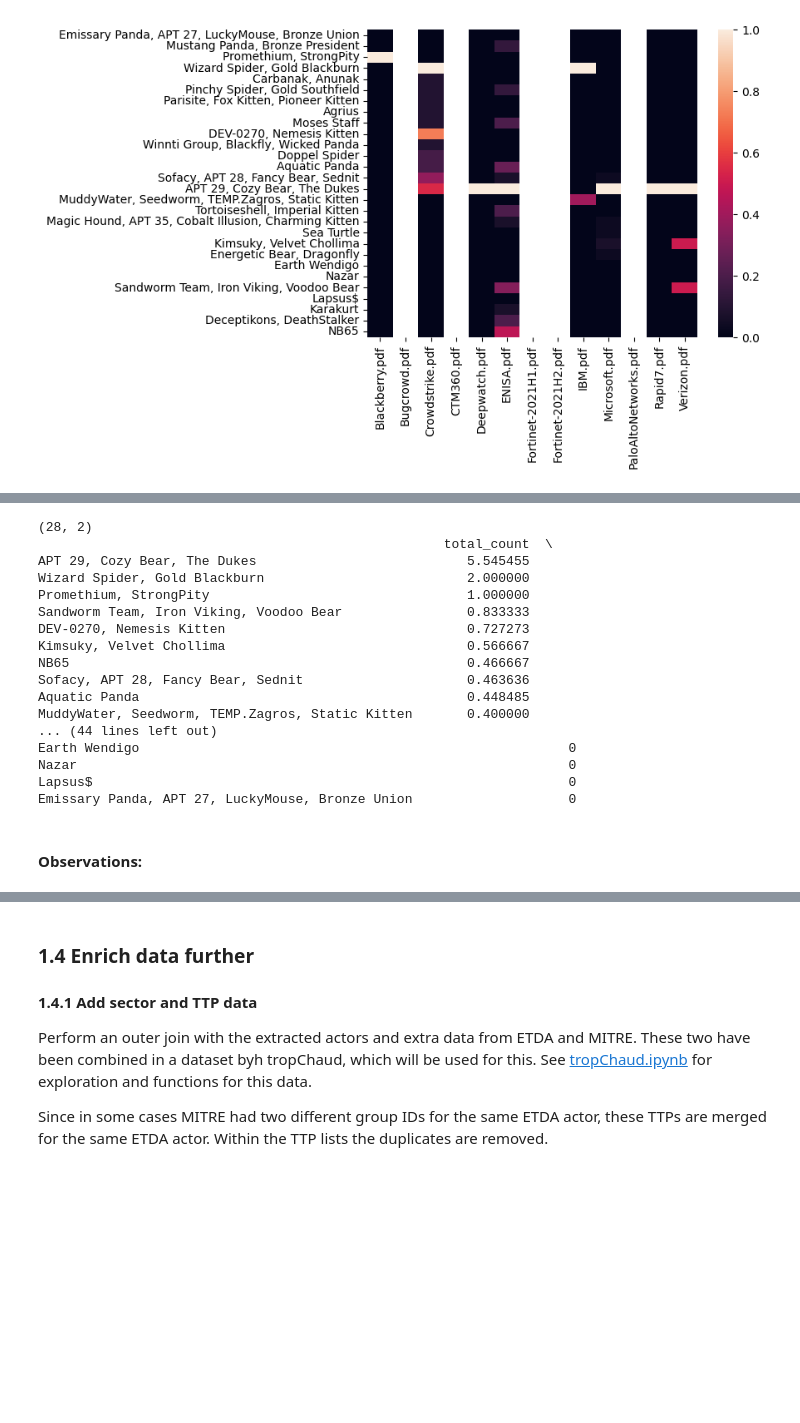
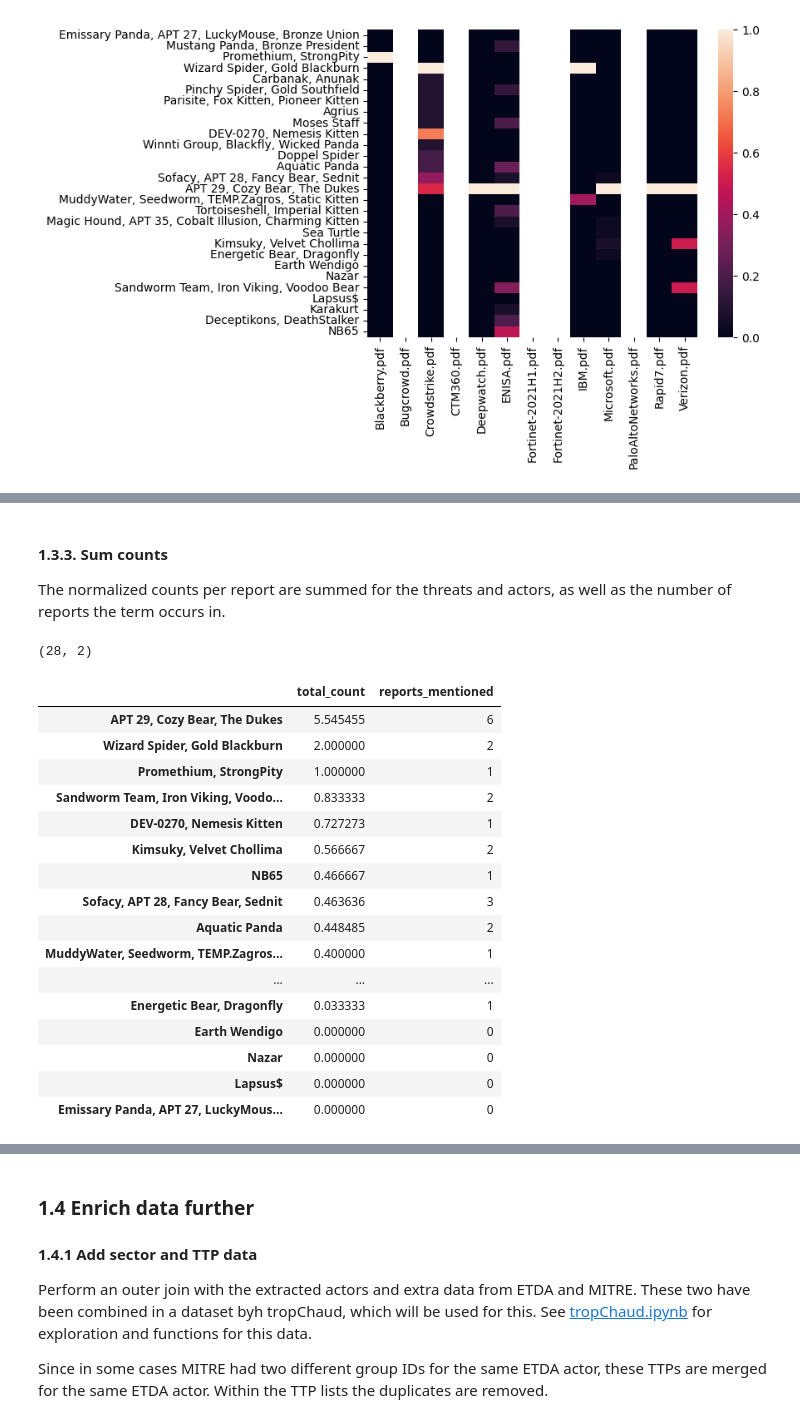
Before and after one commit to AbeWinters/Threat-Profiles-for-Control-Prioritization, a Jupyter notebook: 01. Manual extraction.ipynb, the cells around one changed output, grey strips where cells are left out. Cells and saved outputs as stored; diff of their text form; code cells hidden in the pictures; blank space fills up the shorter version.

```diff
--- a/01. Manual extraction.ipynb
+++ b/01. Manual extraction.ipynb
@@ -276,29 +261,31 @@ sns.heatmap(normalized_actors.loc[~(normalized_actors==0).all(axis=1)], yticklab
+# %% [markdown]
+#### 1.3.3. Sum counts
+The normalized counts per report are summed for the threats and actors, as well as the number of reports the term occurs in.
 # %%
 total_count = normalized_actors.sum(axis=1)
 reports_mentioned = normalized_actors.gt(0).sum(axis=1)
 
 actors_results = pd.concat([total_count,reports_mentioned],axis=1)
 actors_results.columns = ['total_count','reports_mentioned']
 
 print(actors_results.shape)
-print(actors_results.sort_values(by='total_count',ascending=False))
+actors_results.sort_values(by='total_count',ascending=False)
 # %% [output]
 (28, 2)
-                                                    total_count  \
-APT 29, Cozy Bear, The Dukes                           5.545455
-Wizard Spider, Gold Blackburn                          2.000000
-Promethium, StrongPity                                 1.000000
-Sandworm Team, Iron Viking, Voodoo Bear                0.833333
-DEV-0270, Nemesis Kitten                               0.727273
-Kimsuky, Velvet Chollima                               0.566667
-NB65                                                   0.466667
-Sofacy, APT 28, Fancy Bear, Sednit                     0.463636
-Aquatic Panda                                          0.448485
-MuddyWater, Seedworm, TEMP.Zagros, Static Kitten       0.400000
-... (44 lines left out)
-Earth Wendigo                                                       0
-Nazar                                                               0
-Lapsus$                                                             0
-Emissary Panda, APT 27, LuckyMouse, Bronze Union                    0
+|  | total_count | reports_mentioned |
+| APT 29, Cozy Bear, The Dukes | 5.545455 | 6 |
+| Wizard Spider, Gold Blackburn | 2.000000 | 2 |
+| Promethium, StrongPity | 1.000000 | 1 |
+| Sandworm Team, Iron Viking, Voodo... | 0.833333 | 2 |
+| DEV-0270, Nemesis Kitten | 0.727273 | 1 |
+| Kimsuky, Velvet Chollima | 0.566667 | 2 |
+| NB65 | 0.466667 | 1 |
+| Sofacy, APT 28, Fancy Bear, Sednit | 0.463636 | 3 |
+| Aquatic Panda | 0.448485 | 2 |
+| MuddyWater, Seedworm, TEMP.Zagros... | 0.400000 | 1 |
+| ... | ... | ... |
+| Energetic Bear, Dragonfly | 0.033333 | 1 |
+| Earth Wendigo | 0.000000 | 0 |
+| Nazar | 0.000000 | 0 |
+| Lapsus$ | 0.000000 | 0 |
+| Emissary Panda, APT 27, LuckyMous... | 0.000000 | 0 |
-# %% [markdown]
-#### Observations:
```
Also changed, not shown: parts of 21 cells of this notebook.
